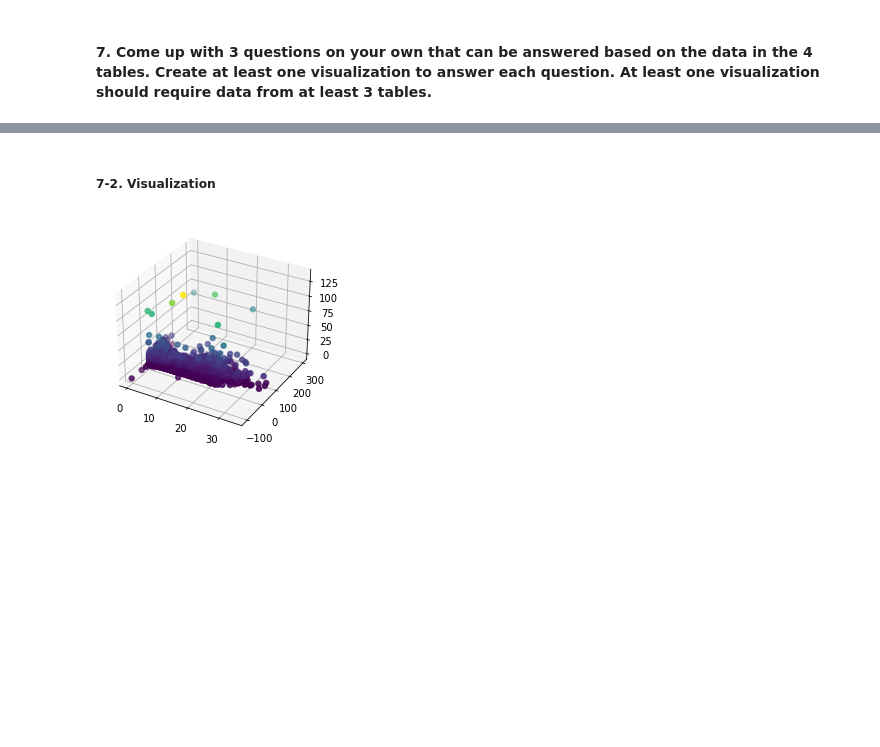
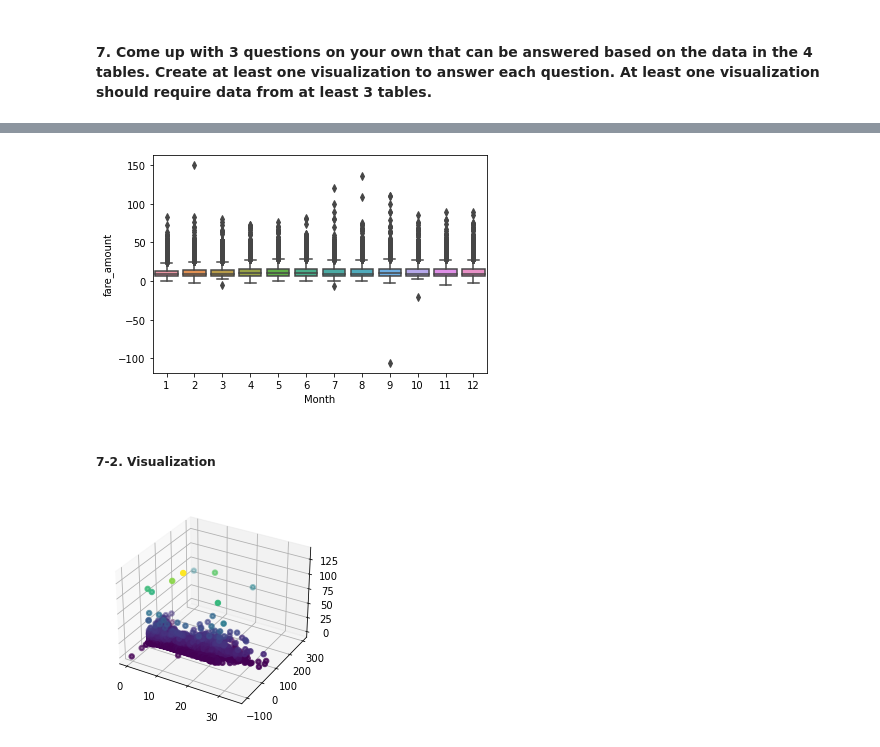
Before and after one commit to klcklcccc/TFA-Final-Project, a Jupyter notebook: Final Project.ipynb, the cells around one changed output, grey strips where cells are left out. Cells and saved outputs as stored; diff of their text form; code cells hidden in the pictures; blank space fills up the shorter version.

```diff
--- a/Final Project.ipynb
+++ b/Final Project.ipynb
@@ -897,3 +899,16 @@ most_popular_day()
+# %%
+def fare_by_month():
+    taxi_trips['Year']=pd.DatetimeIndex(taxi_trips['pickup_datetime']).year
+    taxi_year=taxi_trips[['Date','Year','fare_amount','distance']]
+    taxi_year=taxi_year[taxi_trips['Year']==2015]
+    taxi_year['Month']=pd.DatetimeIndex(taxi_year['Date']).month
+
+    fig, ax = plt.subplots()
+    sns.boxplot(x=taxi_year['Month'],y=taxi_year['fare_amount'],data=taxi_year,ax=ax)
+# %%
+fare_by_month()
+# %% [output]
+[figure, added]
 # %% [markdown]
 ##### 7-2. Visualization
 # %%
```
Also changed, not shown: parts of 21 cells of this notebook.
